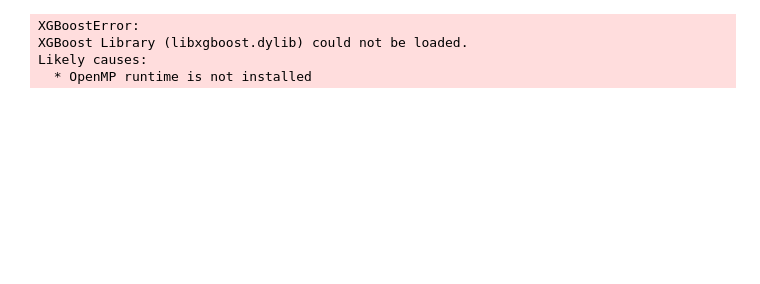
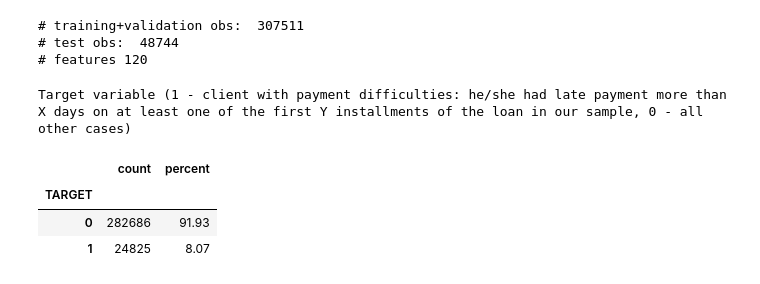
Before and after one commit to skydoldif/home-credit-default-risk, a Jupyter notebook: data_processing.ipynb, the cells around one changed output. Drawn from its saved outputs; the diff is of its cells as text; code cells hidden in the pictures; blank space fills up the shorter version.

Commit message:
library

```diff
--- a/data_processing.ipynb
+++ b/data_processing.ipynb
@@ -3,32 +3,31 @@ import numpy as np
 import pandas as pd
 import matplotlib.pyplot as plt
 import xgboost as xgb
-import shap
-from sklearn.model_selection import train_test_split
-from sklearn.metrics import accuracy_score, roc_auc_score
+
+from processing_functions import *
 
 random_state= 42
 
 pd.set_option('display.max_rows', 150)
 pd.set_option('display.max_colwidth', None)  # Show full strings in columns
 
-train = pd.read_csv("data/application_train.csv").set_index('SK_ID_CURR')
-X_trainval, y_trainval = train.drop('TARGET', axis=1), train['TARGET']
-X_test = pd.read_csv("data/application_test.csv").set_index('SK_ID_CURR')
-
-description = pd.read_csv("data/HomeCredit_columns_description.csv", encoding="latin1", usecols=[1,2,3,4])
-description = description[description.Table=='application_{train|test}.csv'].drop('Table', axis=1)
-description['dtype'] = pd.NA
-description['TYPE'] = pd.NA
-description['nunique'] = pd.NA
+X_trainval, y_trainval, X_test, description, description_X_trainval, numerical_vars, cat_vars, binary_vars = load_data()
 
 print("# training+validation obs: ", X_trainval.shape[0])
 print("# test obs: ", X_test.shape[0])
 print("# features", X_test.shape[1])
 # %% [output]
-XGBoostError:
-XGBoost Library (libxgboost.dylib) could not be loaded.
-Likely causes:
-  * OpenMP runtime is not installed
+# training+validation obs:  307511
+# test obs:  48744
+# features 120
 # %%
-description
+print(description[description.Row=='TARGET'].Description.values[0])
+vc = y_trainval.value_counts(dropna=False)
+pct = (vc / len(y_trainval)) * 100
+display(pd.DataFrame({'count': vc, 'percent': pct.round(2)}))
+# %% [output]
+Target variable (1 - client with payment difficulties: he/she had late payment more than X days on at least one of the first Y installments of the loan in our sample, 0 - all other cases)
+|  | count | percent |
+| TARGET |  |  |
+| 0 | 282686 | 91.93 |
+| 1 | 24825 | 8.07 |
```
Also changed, not shown: parts of 1 cell of this notebook, 1 other file.
